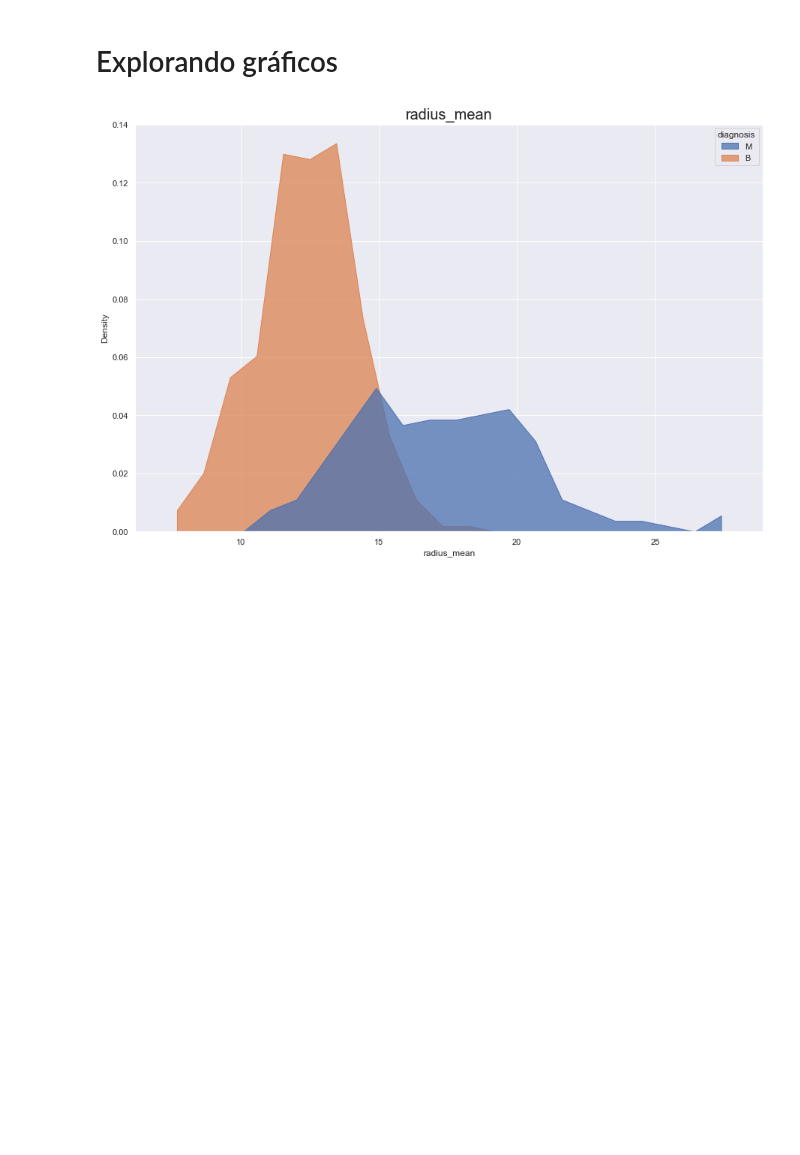
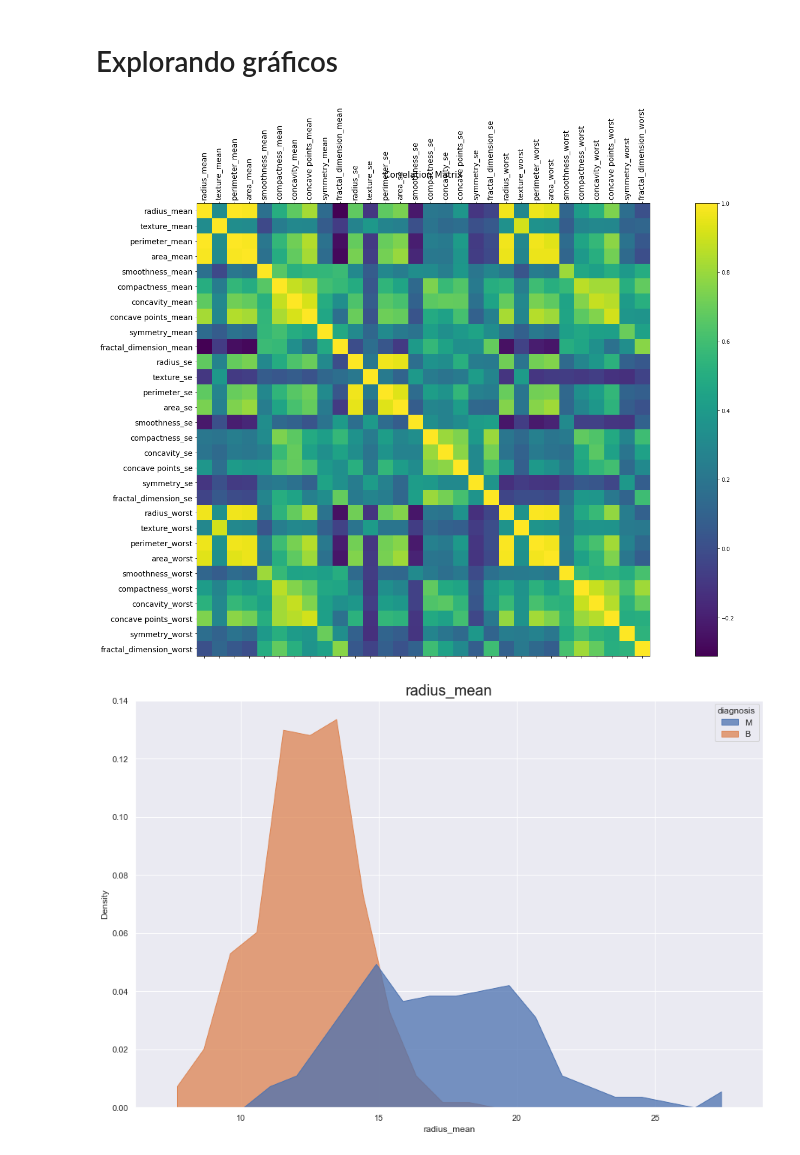
Before and after one commit to dimassores/ml-basics, a Jupyter notebook: LDA-and-QDA-exploration/LDA_and_QDA_Modeling.ipynb, the cells around one changed output. Cells and saved outputs as stored; diff of their text form; code cells hidden in the pictures; blank space fills up the shorter version.

```diff
--- a/LDA-and-QDA-exploration/LDA_and_QDA_Modeling.ipynb
+++ b/LDA-and-QDA-exploration/LDA_and_QDA_Modeling.ipynb
@@ -106,6 +106,16 @@ fractal_dimension_worst    0
 dtype: int64
 # %% [markdown]
 # Explorando gráficos
+# %%
+plt.figure(figsize=(30, 15))
+df_continuos = df.select_dtypes(exclude = 'object')
+plt.matshow(df_continuos.corr(), fignum=f.number)
+plt.xticks(range(df_continuos.select_dtypes(['number']).shape[1]), df_continuos.select_dtypes(['number']).columns, fontsize=14, rotation=90)
+plt.yticks(range(df_continuos.select_dtypes(['number']).shape[1]), df_continuos.select_dtypes(['number']).columns, fontsize=14)
+cb = plt.colorbar()
+plt.title('Correlation Matrix', fontsize=16);
+# %% [output]
+[figure, added]
 # %%
 for variables in df.select_dtypes(exclude = 'object').columns:
     make_dist_plot(x = variables,
```
Also changed, not shown: parts of 8 cells of this notebook, 1 other file.
